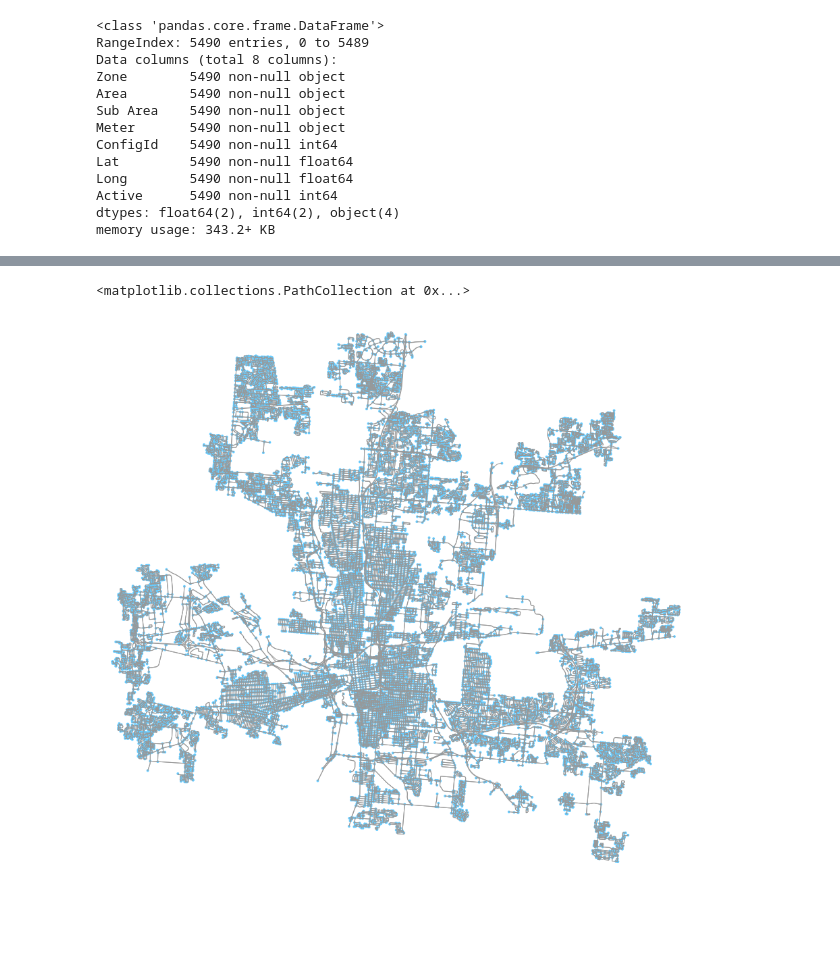
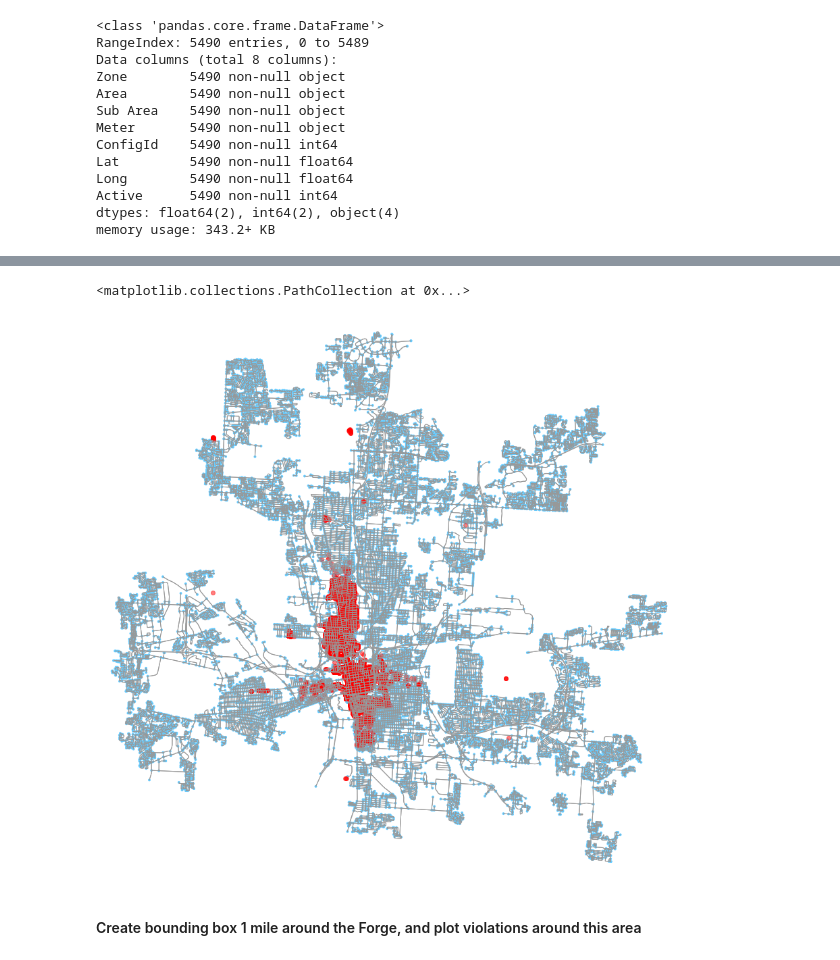
Before and after one commit to osofariu/cmh-parking-tickets, a Jupyter notebook: notebooks/Cmh_Parking_Violation.ipynb, the cells around one changed output, grey strips where cells are left out. Saved outputs shown, nothing was run; the diff lists cells and outputs as text; code cells hidden in the pictures; blank space fills up the shorter version.

```diff
--- a/notebooks/Cmh_Parking_Violation.ipynb
+++ b/notebooks/Cmh_Parking_Violation.ipynb
@@ -246,0 +196,11 @@ memory usage: 343.2+ KB
+# %%
+# get network graph for Columbus from disk if available (much faster to load)
+try:
+    G = ox.load_graphml('cmh_network.graphml')
+except IOError:
+    print("Download and save network.")
+    G = ox.graph_from_place('Columbus, Ohio, USA', network_type='drive')
+    ox.save_graphml(G, filename='cmh_network.graphml')
+    G = ox.load_graphml('cmh_network.graphml')
+
+fig, ax = ox.plot_graph(G)
@@ -246,0 +209,12 @@ memory usage: 343.2+ KB
+# %%
+# get min, max for lat long as coordinates from G, to get bounds
+cmh_gdf = ox.graph_to_gdfs(G)
+print(cmh_gdf[0].x.agg(['min', 'max']))
+print(cmh_gdf[0].y.agg(['min', 'max']))
+
+cmh_n = float(cmh_gdf[0].y.agg('max'))
+cmh_s = float(cmh_gdf[0].y.agg('min'))
+cmh_e = float(cmh_gdf[0].x.agg('max'))
+cmh_w = float(cmh_gdf[0].x.agg('min'))
+
+print(cmh_n, cmh_s, cmh_e, cmh_w)
@@ -288,10 +280,10 @@ memory usage: 39.8+ MB
 # %%
-#print (cmh_n, cmh_s, cmh_e, cmh_w)
+# TODO: make faster if possible.. vectorization?
 fudge = 0.2
-pxm['lat_combined'] = \
-    pxm.apply(lambda p: p['Lat'] if (p['Lat'] >  cmh_s - fudge) & (p['Lat'] < cmh_n + fudge) \
+violations_x_meters['lat_combined'] = \
+    violations_x_meters.apply(lambda p: p['Lat'] if (p['Lat'] >  cmh_s - fudge) & (p['Lat'] < cmh_n + fudge) \
                                     else p['lat_float'], axis=1)
-
-pxm['long_combined'] = \
-    pxm.apply(lambda p: p['Long'] if (p['Long'] >  cmh_w - fudge) & (p['Long'] < cmh_e + fudge)  \
+violations_x_meters['long_combined'] = \
+    violations_x_meters.apply(lambda p: p['Long'] if (p['Long'] >  cmh_w - fudge) & (p['Long'] < cmh_e + fudge)  \
                                     else  p['long_float'], axis=1)
+violations_x_meters.info()
@@ -338,6 +324,6 @@ pxm_have_location
 # %%
 fig, ax = ox.plot_graph(G, fig_height=15, show=False, close=False)
-ax.scatter(pxm_have_location['long_combined'], pxm_have_location['lat_combined'], alpha=0.5, c='red')
+ax.scatter(violations_x_meters['long_combined'], violations_x_meters['lat_combined'], alpha=0.5, c='red')
 # %% [output]
 <matplotlib.collections.PathCollection at 0x...>
-[figure, old version]
+[figure, new version]
@@ -343,0 +343,2 @@ ax.scatter(pxm_have_location['long_combined'], pxm_have_location['lat_combined']
+# %% [markdown]
+#### Create bounding box 1 mile around the Forge, and plot violations around this area
```
Also changed, not shown: parts of 65 cells of this notebook.
